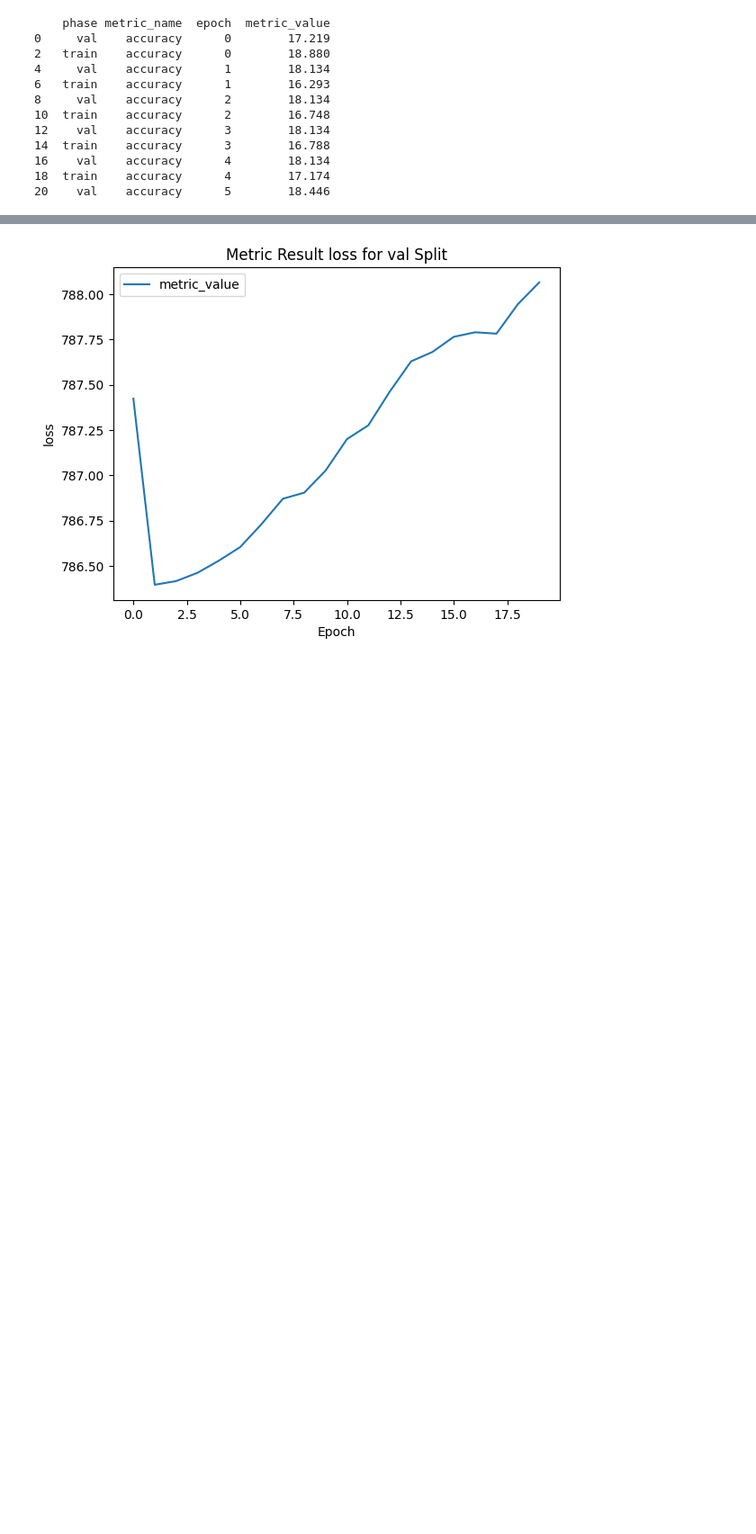
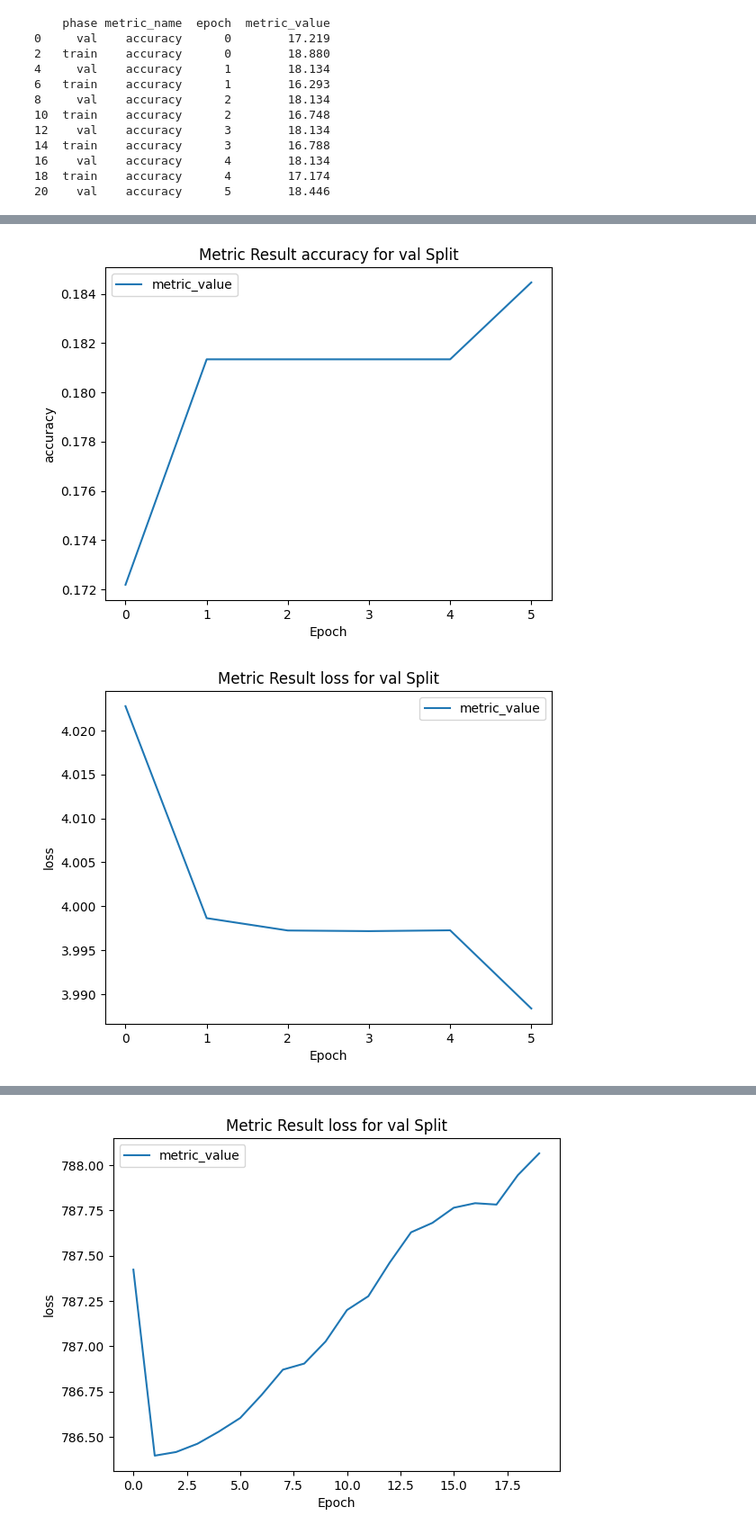
Before and after one commit to Adam-Torek/Renaissance-WAC, a Jupyter notebook: results_viewer.ipynb, the cells around one changed output, grey strips where cells are left out. Shown at 90% size. Saved outputs shown, nothing was run; the diff lists cells and outputs as text; code cells hidden in the pictures; blank space fills up the shorter version.

```diff
--- a/results_viewer.ipynb
+++ b/results_viewer.ipynb
@@ -156,0 +128,6 @@ plot_test_results(ref_results)
+# %%
+wac_embedding_results = pd.read_csv("result/eval_ref_twotower_electrasmall_wac_text_pretrained_embeddings_ref_seed0_is224_ps16_bs8_pgbs8_ts100000/version_6/eval.csv")
+plot_test_results(wac_embedding_results)
+# %% [output]
+[figure, added]
+[figure, added]
```
Also changed, not shown: parts of 7 cells of this notebook.
